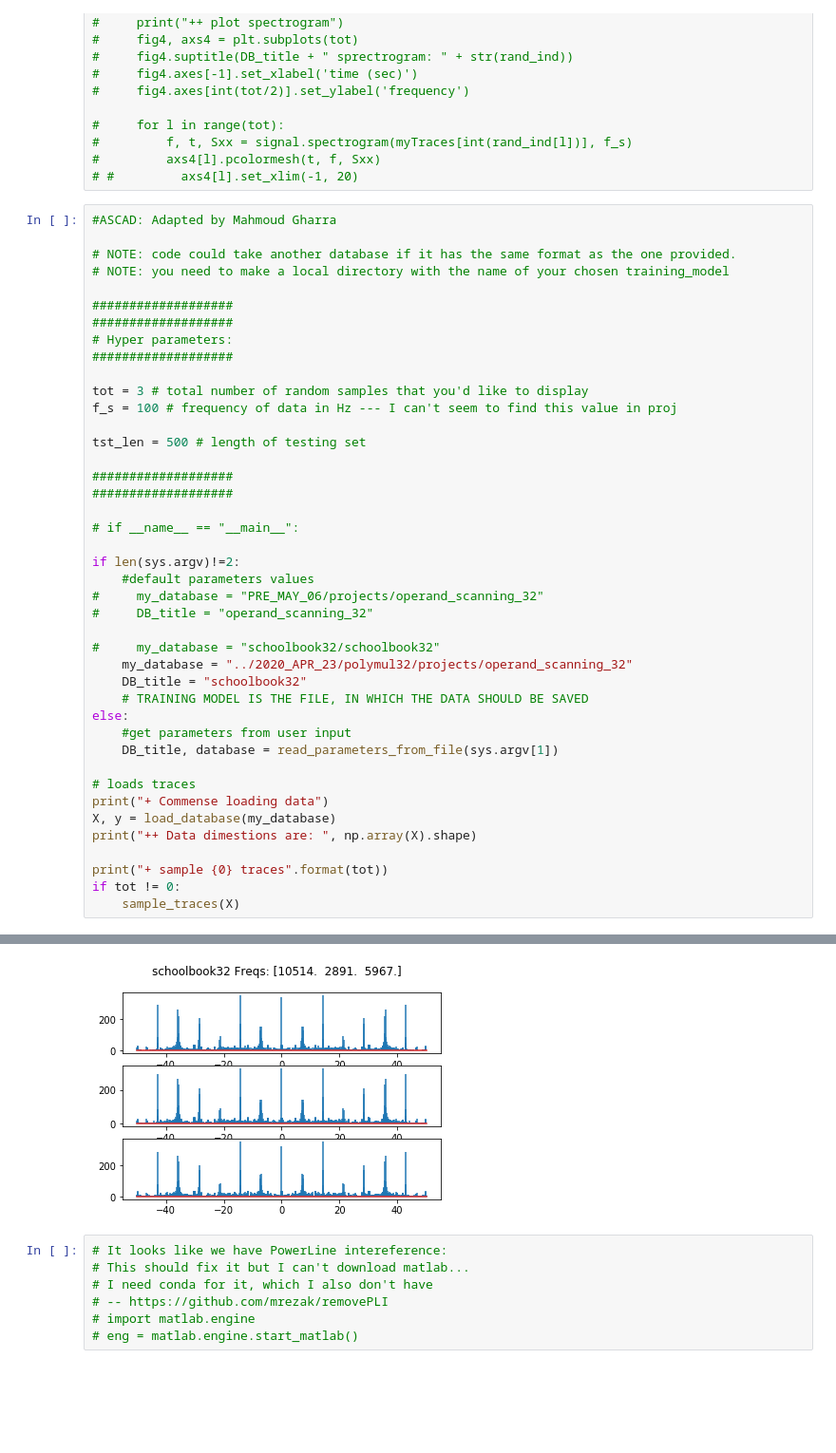
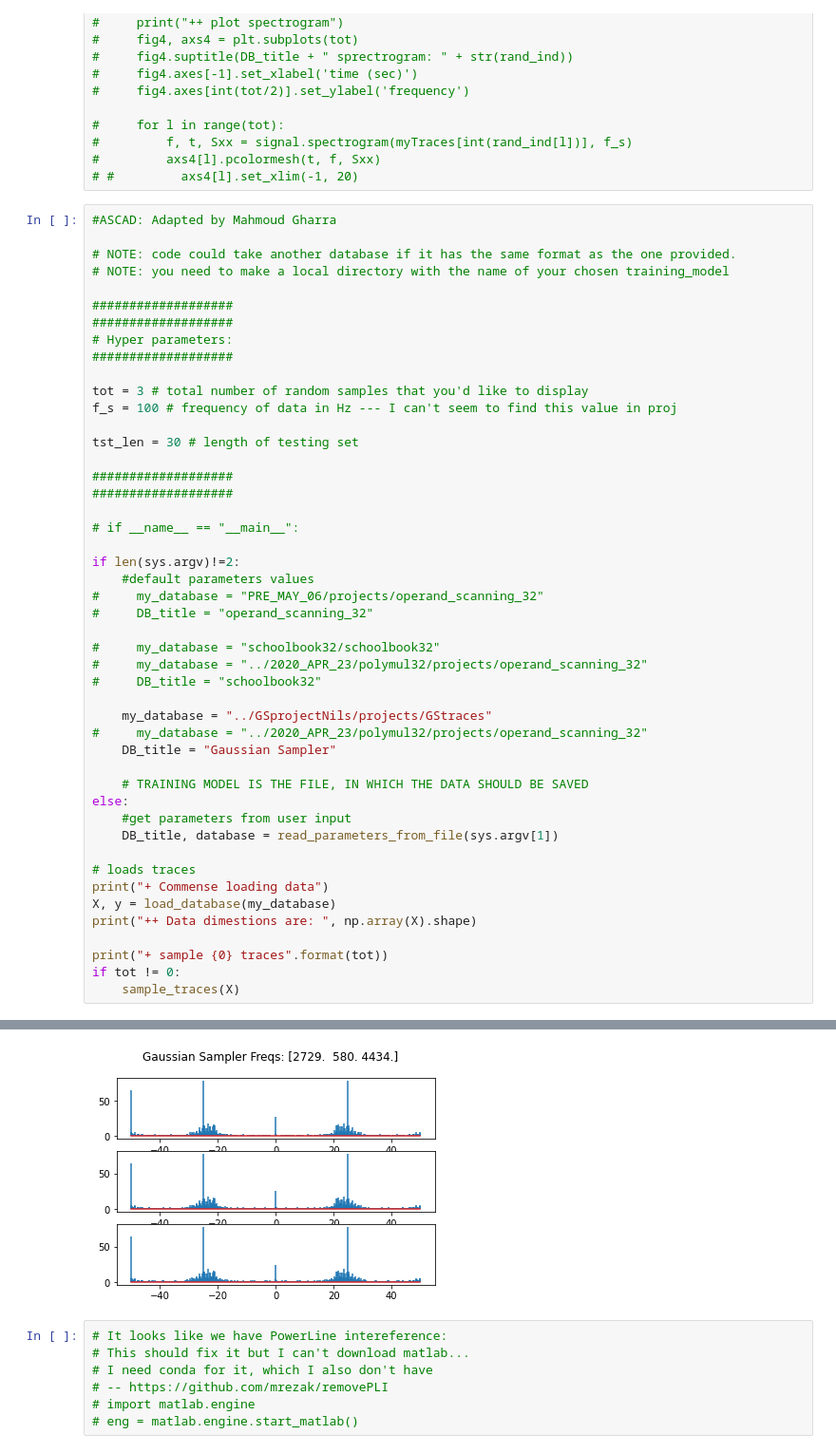
Before and after one commit to MakRude/SCA-with-keras, a Jupyter notebook: load_n_display_traces_clean.ipynb, the cells around one changed output, grey strips where cells are left out. Shown: that part at 95% size. Saved outputs shown, nothing was run; the diff lists cells and outputs as text; blank space fills up the shorter version.

```diff
--- a/load_n_display_traces_clean.ipynb
+++ b/load_n_display_traces_clean.ipynb
@@ -180,7 +213,7 @@ def sample_traces(unlab_traces):
 tot = 3 # total number of random samples that you'd like to display
 f_s = 100 # frequency of data in Hz --- I can't seem to find this value in proj
 
-tst_len = 500 # length of testing set
+tst_len = 30 # length of testing set
 
 ###################
 ###################
@@ -193,8 +226,13 @@ if len(sys.argv)!=2:
 #     DB_title = "operand_scanning_32"
 
 #     my_database = "schoolbook32/schoolbook32"
-    my_database = "../2020_APR_23/polymul32/projects/operand_scanning_32"
-    DB_title = "schoolbook32"
+#     my_database = "../2020_APR_23/polymul32/projects/operand_scanning_32"
+#     DB_title = "schoolbook32"
+
+    my_database = "../GSprojectNils/projects/GStraces"
+#     my_database = "../2020_APR_23/polymul32/projects/operand_scanning_32"
+    DB_title = "Gaussian Sampler"
+
     # TRAINING MODEL IS THE FILE, IN WHICH THE DATA SHOULD BE SAVED
 else:
     #get parameters from user input
@@ -220,4 +262,4 @@ if tot != 0:
-[figure, old version]
+[figure, new version]
 # %%
 # It looks like we have PowerLine intereference:
 # This should fix it but I can't download matlab...
```
Also changed, not shown: parts of 21 cells of this notebook, 2 other files.
